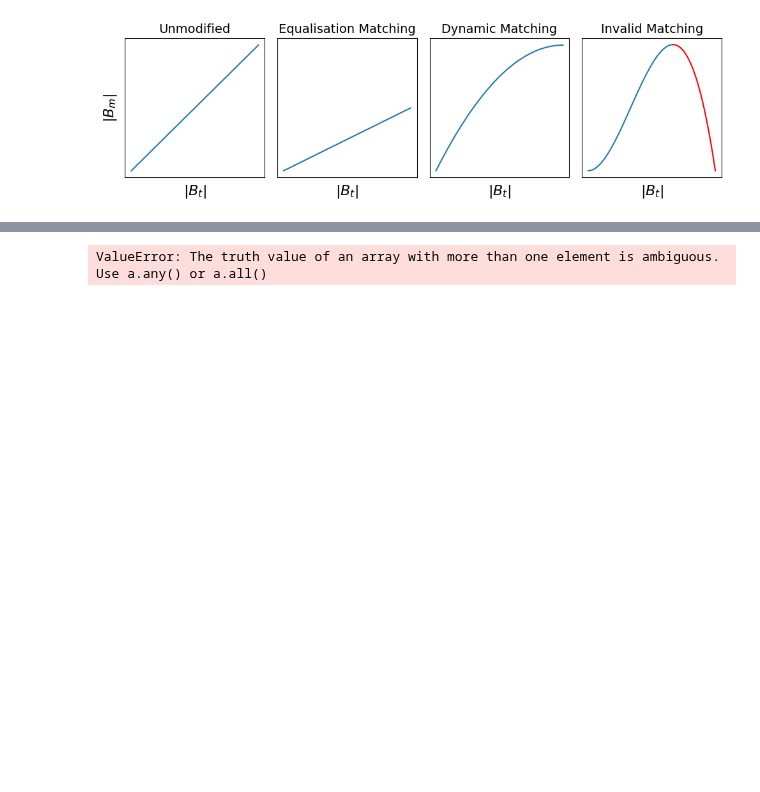
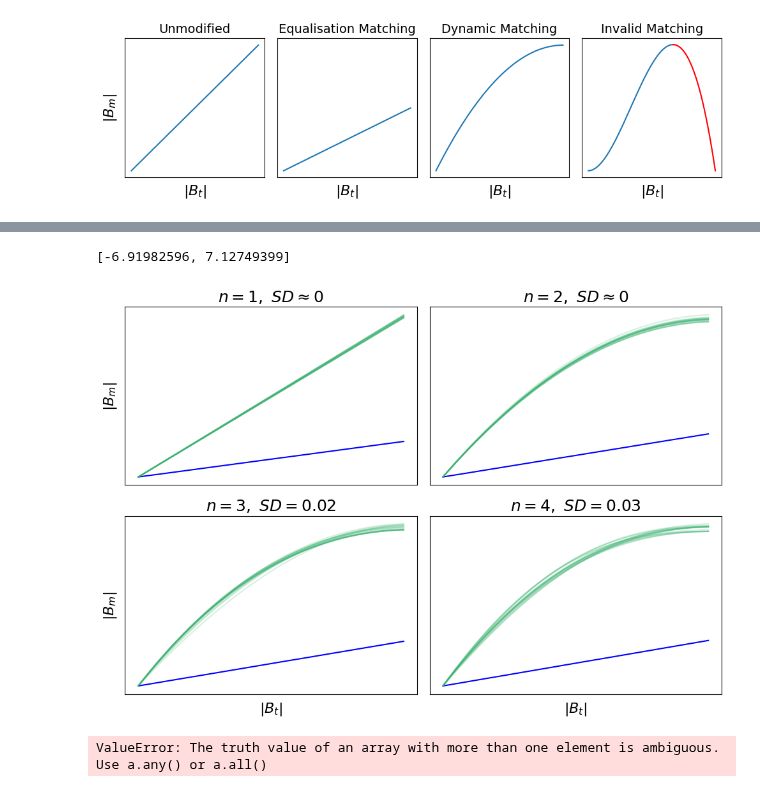
Before and after one commit to Mrozinskikj/MSci-Project, a Jupyter notebook: vis.ipynb, the cells around one changed output, grey strips where cells are left out. Cells and saved outputs as stored; diff of their text form; code cells hidden in the pictures; blank space fills up the shorter version.

```diff
--- a/vis.ipynb
+++ b/vis.ipynb
@@ -122,3 +146,54 @@ fig.tight_layout()
+# %%
+order2coeff[0][::-1]
+# %% [output]
+[-6.91982596, 7.12749399]
+# %%
+fig, axs = plt.subplots(2, 2,figsize=(10,7))
+
+x = np.linspace(0,0.5,100)
+y = np.linspace(0,0.5,100)
+axs[0][0].plot(x, y,color="blue")
+for coeff in order1coeff:
+    y = np.polyval([coeff[0],0],x)
+    axs[0][0].plot(x,y,color="mediumseagreen",alpha=0.2)
+axs[0][0].set_title(r'$n=1, \ SD\approx 0$',fontsize=18)
+
+x = np.linspace(0,0.5,100)
+y = np.linspace(0,0.5,100)
+axs[0][1].plot(x, y,color="blue")
+for coeff in order2coeff:
+    y = np.polyval(np.append(coeff[::-1],0),x)
+    axs[0][1].plot(x,y,color="mediumseagreen",alpha=0.2)
+axs[0][1].set_title(r'$n=2, \ SD\approx 0$',fontsize=18)
+
+x = np.linspace(0,0.5,100)
+y = np.linspace(0,0.5,100)
+axs[1][0].plot(x, y,color="blue")
+for coeff in order3coeff:
+    y = np.polyval(np.append(coeff[::-1],0),x)
+    axs[1][0].plot(x,y,color="mediumseagreen",alpha=0.2)
+axs[1][0].set_title(r'$n=3, \ SD= 0.02$',fontsize=18)
+
+x = np.linspace(0,0.5,100)
+y = np.linspace(0,0.5,100)
+axs[1][1].plot(x, y,color="blue")
+for coeff in order4coeff:
+    y = np.polyval(np.append(coeff[::-1],0),x)
+    axs[1][1].plot(x,y,color="mediumseagreen",alpha=0.2)
+axs[1][1].set_title(r'$n=4, \ SD= 0.03$',fontsize=18)
+
+for ax in axs.flat:
+    ax.set_xlabel(r'$|B_t|$',fontsize=16)
+    ax.set_ylabel(r'$|B_m|$',fontsize=16)
+    ax.set_xticks([])
+    ax.set_yticks([])
+
+# Hide x labels and tick labels for top plots and y ticks for right plots.
+for ax in axs.flat:
+    ax.label_outer()
+fig.tight_layout()
+# %% [output]
+[figure, added]
 # %%
 def interpolate(y1,y2,p):
     interpolated = y1 + ((y2-y1)*p)
```
Also changed, not shown: parts of 11 cells of this notebook, 3 other files.
